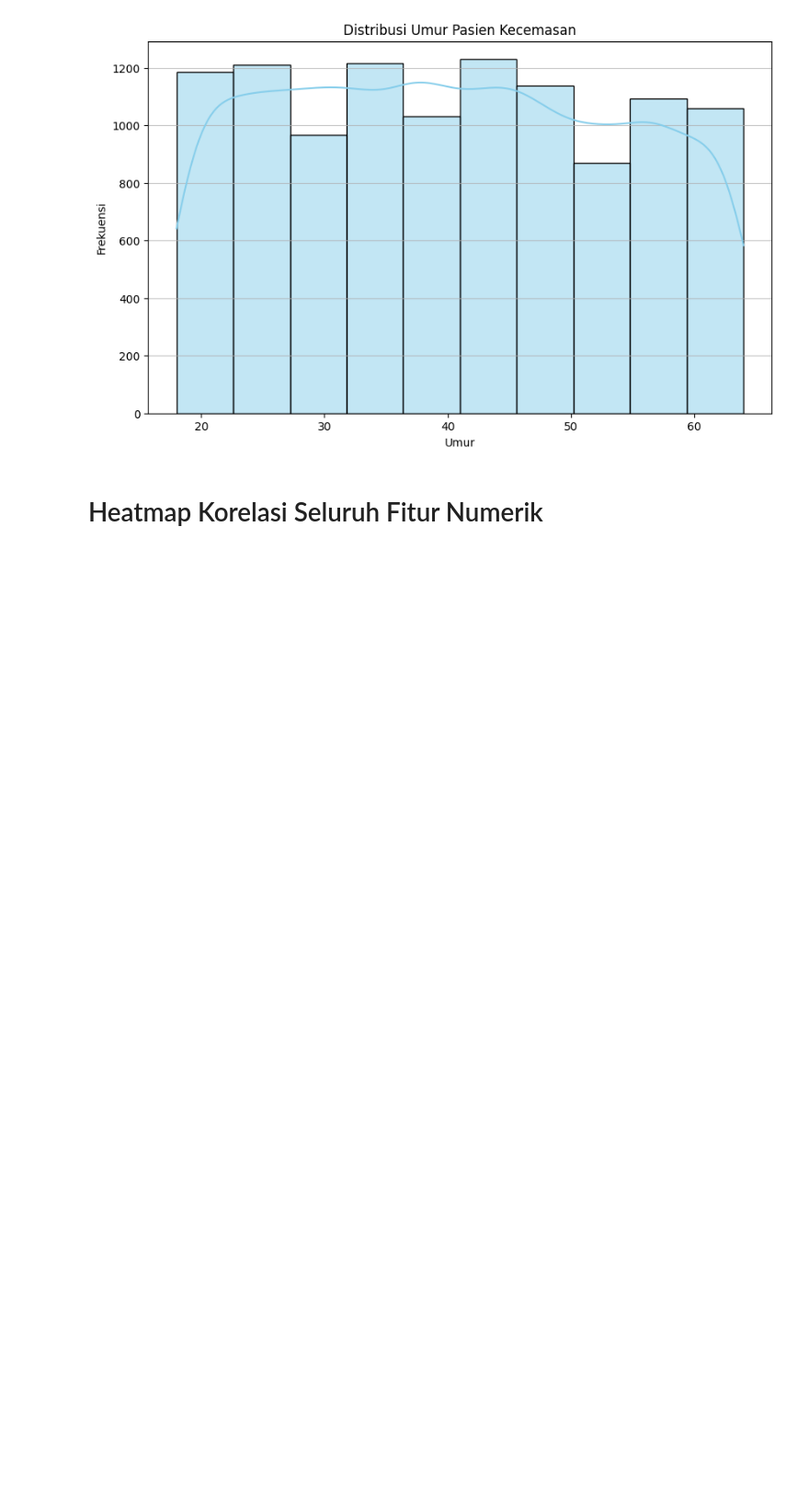
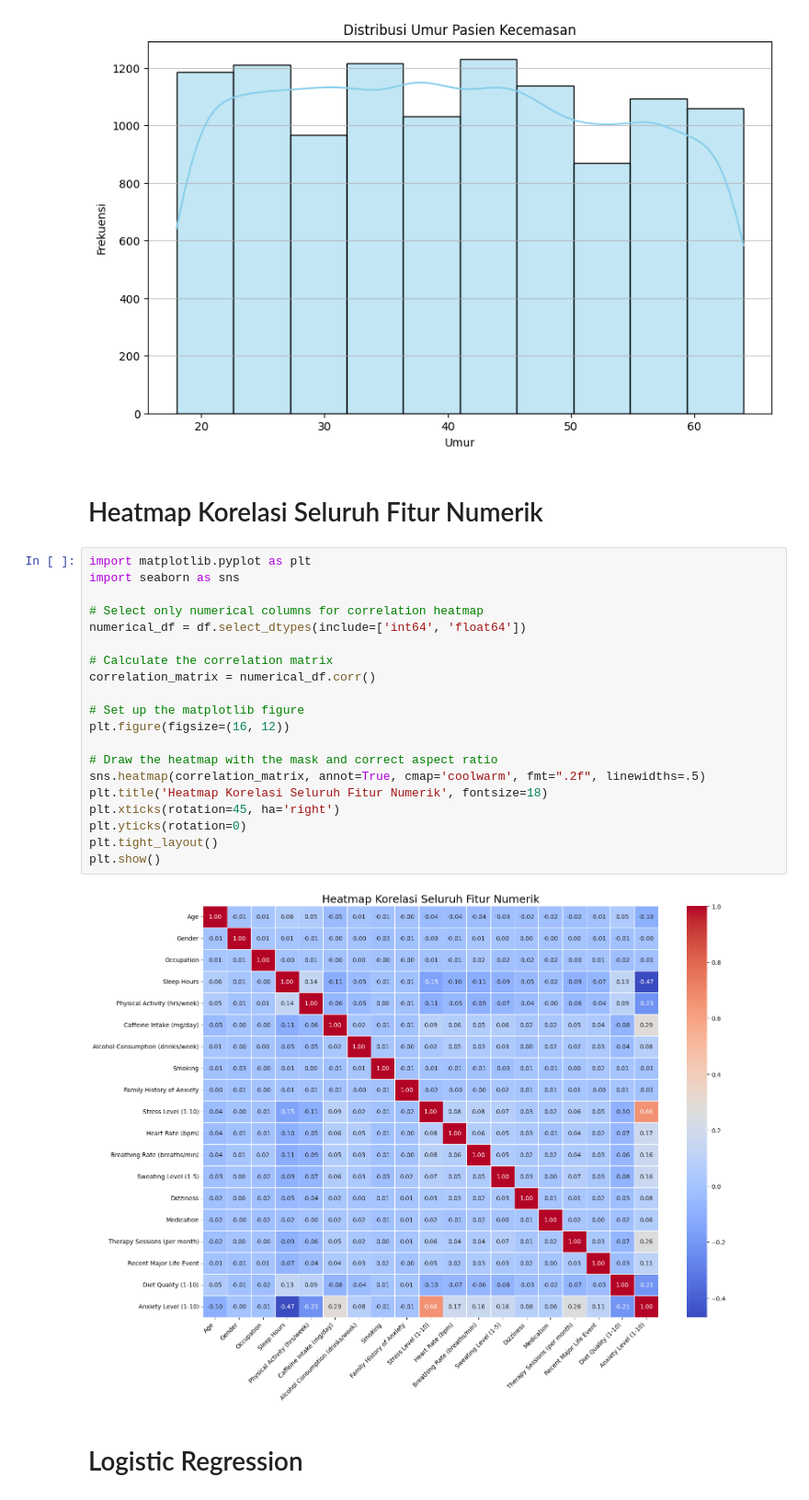
Before and after one commit to kkuromies/Campus, a Jupyter notebook: Social_Anxiety_Dataset_Adinda.ipynb, the cells around one changed output. Shown at 92% size. Saved outputs shown, nothing was run; the diff lists cells and outputs as text; blank space fills up the shorter version.

```diff
--- a/Social_Anxiety_Dataset_Adinda.ipynb
+++ b/Social_Anxiety_Dataset_Adinda.ipynb
@@ -277,3 +277,27 @@ plt.show()
 [figure]
 # %% [markdown]
 # Heatmap Korelasi Seluruh Fitur Numerik
+# %%
+import matplotlib.pyplot as plt
+import seaborn as sns
+
+# Select only numerical columns for correlation heatmap
+numerical_df = df.select_dtypes(include=['int64', 'float64'])
+
+# Calculate the correlation matrix
+correlation_matrix = numerical_df.corr()
+
+# Set up the matplotlib figure
+plt.figure(figsize=(16, 12))
+
+# Draw the heatmap with the mask and correct aspect ratio
+sns.heatmap(correlation_matrix, annot=True, cmap='coolwarm', fmt=".2f", linewidths=.5)
+plt.title('Heatmap Korelasi Seluruh Fitur Numerik', fontsize=18)
+plt.xticks(rotation=45, ha='right')
+plt.yticks(rotation=0)
+plt.tight_layout()
+plt.show()
+# %% [output]
+[figure, added]
+# %% [markdown]
+# Logistic Regression
```
Also changed, not shown: parts of 7 cells of this notebook.
